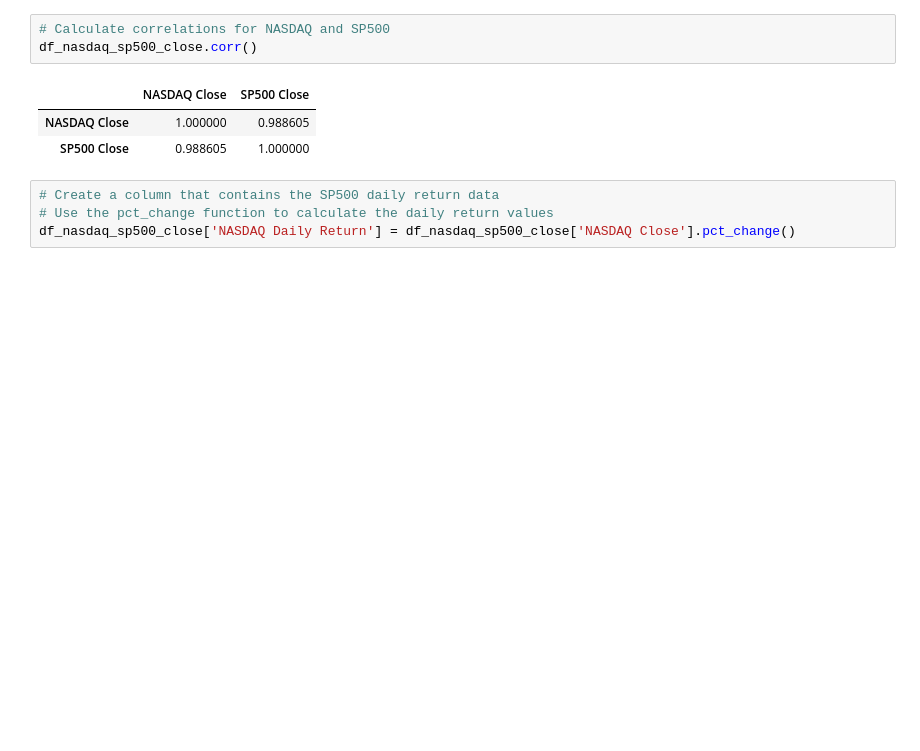
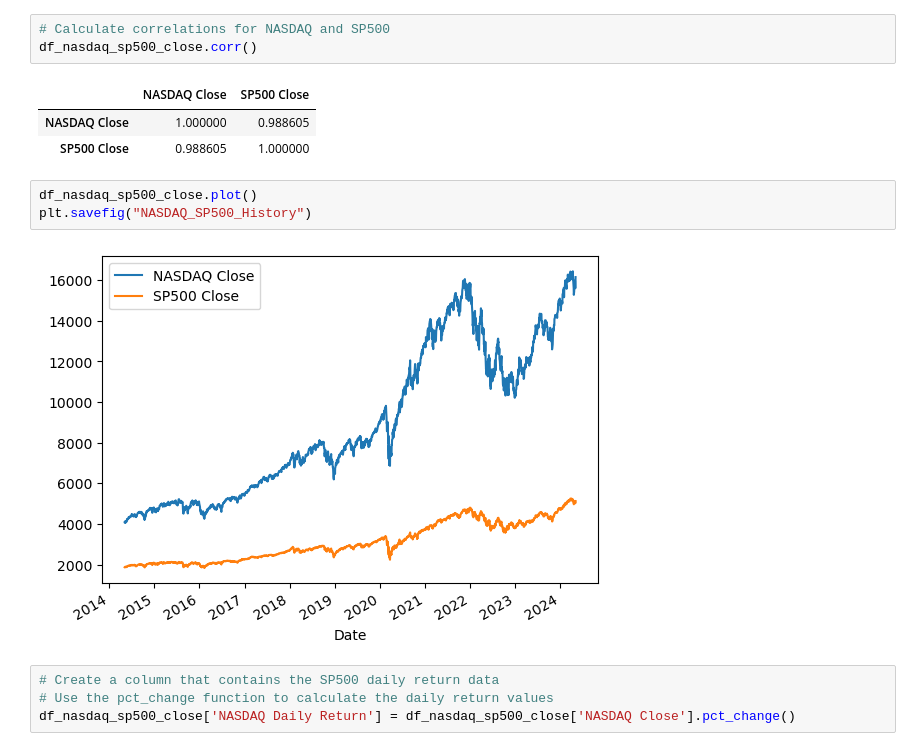
Before and after one commit to itaylor1645/project_1, a Jupyter notebook: stocks.ipynb, the cells around one changed output. Saved outputs shown, nothing was run; the diff lists cells and outputs as text; blank space fills up the shorter version.

Commit message:
added savefig to add png files

```diff
--- a/stocks.ipynb
+++ b/stocks.ipynb
@@ -147,6 +147,11 @@ df_nasdaq_sp500_close.corr()
 |  | NASDAQ Close | SP500 Close |
 | NASDAQ Close | 1.000000 | 0.988605 |
 | SP500 Close | 0.988605 | 1.000000 |
+# %%
+df_nasdaq_sp500_close.plot()
+plt.savefig("NASDAQ_SP500_History")
+# %% [output]
+[figure, added]
 # %%
 # Create a column that contains the SP500 daily return data
 # Use the pct_change function to calculate the daily return values
```
Also changed, not shown: parts of 14 cells of this notebook, 3 other files.
